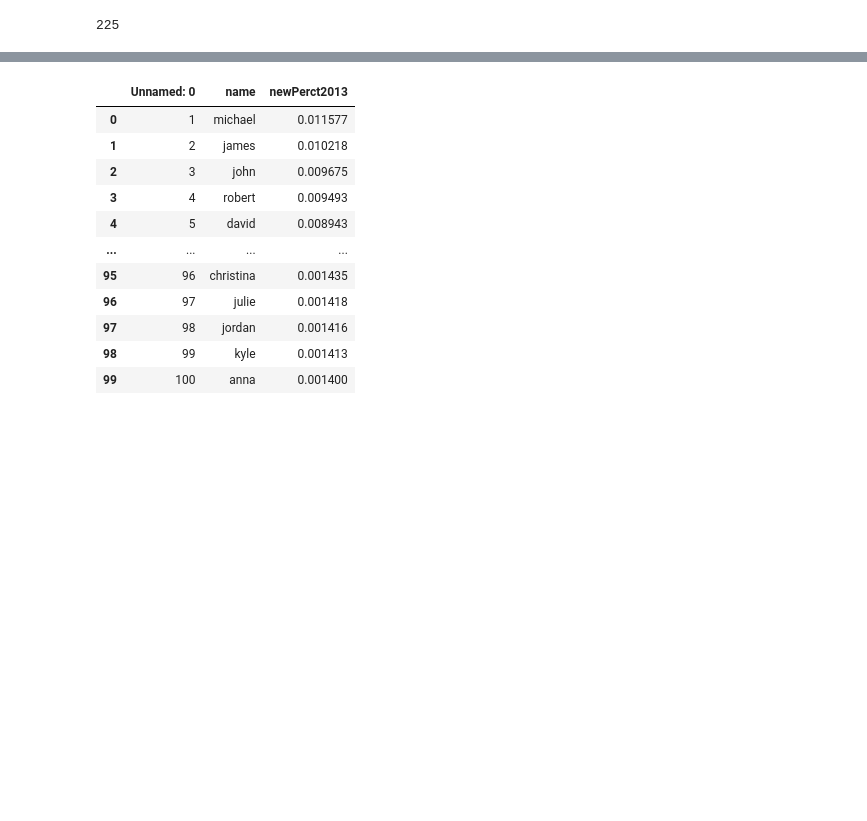
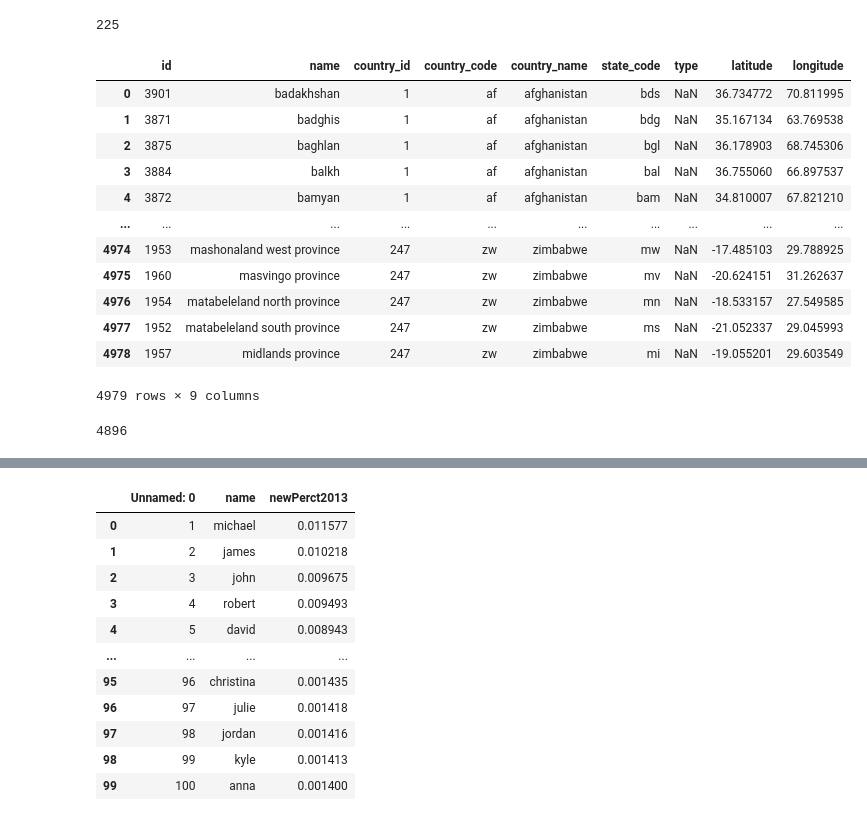
Before and after one commit to yuanzichen88/umich-694-695, a Jupyter notebook: load_data.ipynb, the cells around one changed output, grey strips where cells are left out. Saved outputs shown, nothing was run; the diff lists cells and outputs as text; code cells hidden in the pictures; blank space fills up the shorter version.

```diff
--- a/load_data.ipynb
+++ b/load_data.ipynb
@@ -386,3 +362,27 @@ nationalities = set(nationality_df['Nationality'].unique())
 len(nationalities)
 # %% [output]
 225
+# %%
+states_path = 'Data/states.csv'
+states_df = pd.read_csv(states_path, skiprows=0, skipfooter=0, engine='python')
+states_df = states_df.applymap(lambda s:s.lower() if type(s) == str else s)
+states_df
+# %% [output]
+|  | id | name | country_id | country_code | country_name | state_code | type | latitude | longitude |
+| 0 | 3901 | badakhshan | 1 | af | afghanistan | bds | NaN | 36.734772 | 70.811995 |
+| 1 | 3871 | badghis | 1 | af | afghanistan | bdg | NaN | 35.167134 | 63.769538 |
+| 2 | 3875 | baghlan | 1 | af | afghanistan | bgl | NaN | 36.178903 | 68.745306 |
+| 3 | 3884 | balkh | 1 | af | afghanistan | bal | NaN | 36.755060 | 66.897537 |
+| 4 | 3872 | bamyan | 1 | af | afghanistan | bam | NaN | 34.810007 | 67.821210 |
+| ... | ... | ... | ... | ... | ... | ... | ... | ... | ... |
+| 4974 | 1953 | mashonaland west province | 247 | zw | zimbabwe | mw | NaN | -17.485103 | 29.788925 |
+| 4975 | 1960 | masvingo province | 247 | zw | zimbabwe | mv | NaN | -20.624151 | 31.262637 |
+| 4976 | 1954 | matabeleland north province | 247 | zw | zimbabwe | mn | NaN | -18.533157 | 27.549585 |
+| 4977 | 1952 | matabeleland south province | 247 | zw | zimbabwe | ms | NaN | -21.052337 | 29.045993 |
+| 4978 | 1957 | midlands province | 247 | zw | zimbabwe | mi | NaN | -19.055201 | 29.603549 |
+4979 rows × 9 columns
+# %%
+states = set(states_df['name'].unique())
+len(states)
+# %% [output]
+4896
```
Also changed, not shown: parts of 23 cells of this notebook, 3 other files.
